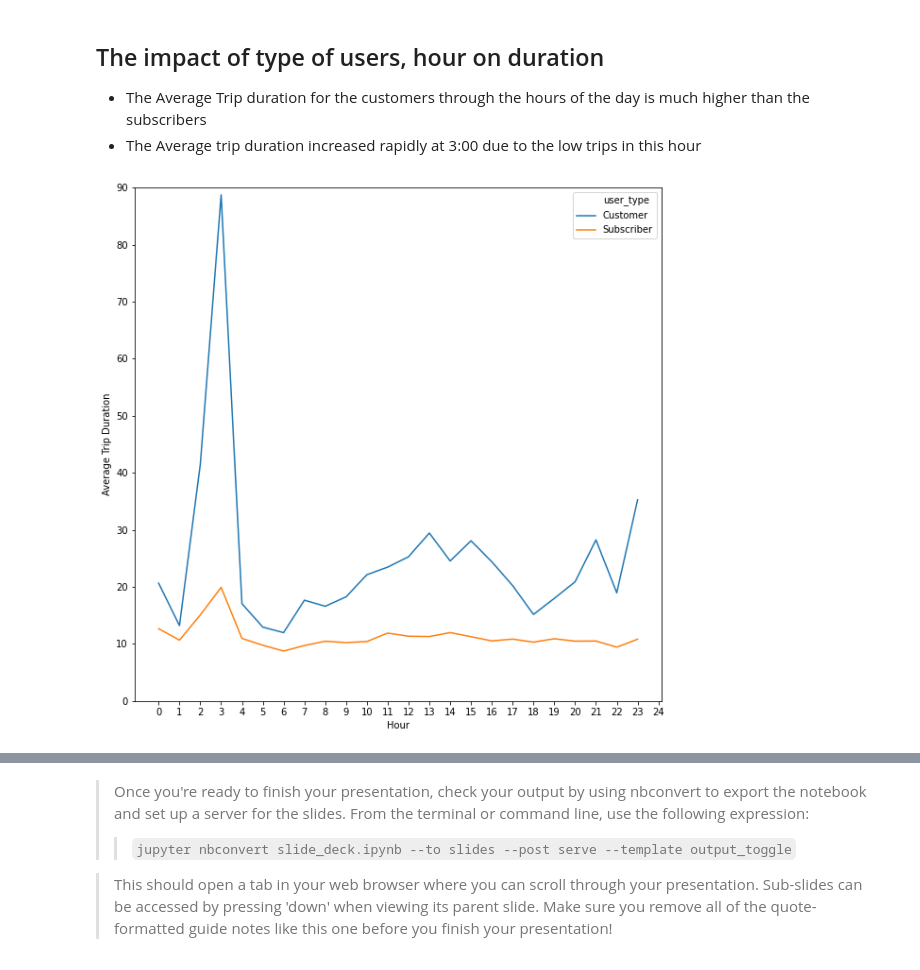
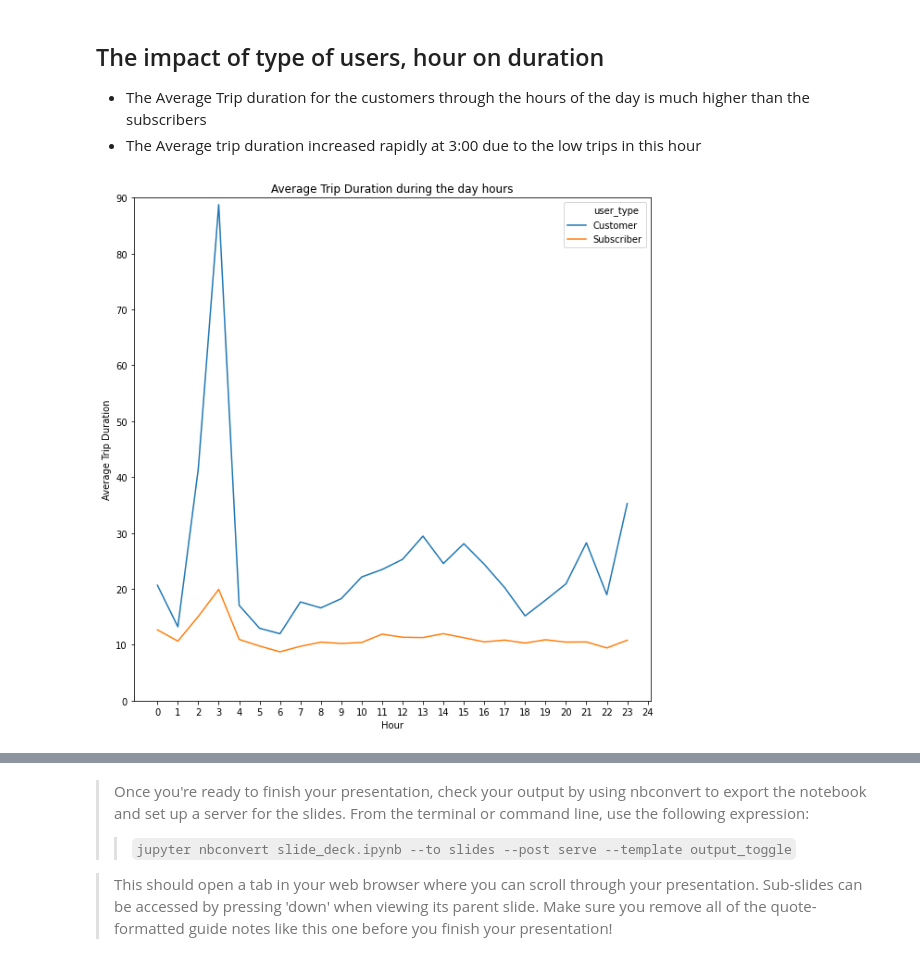
Before and after one commit to Alyessam132/Ford-Go-bike-visualization-project, a Jupyter notebook: slide_deck.ipynb, the cells around one changed output, grey strips where cells are left out. Saved outputs shown, nothing was run; the diff lists cells and outputs as text; code cells hidden in the pictures.

```diff
--- a/slide_deck.ipynb
+++ b/slide_deck.ipynb
@@ -150,15 +151,16 @@ plt.ylabel('Type of Users') ;
 # %%
 plt.figure(figsize = (10,10))
 hour_duration = bike_df.groupby(['Hour', 'user_type'])['duration_min'].mean()
 hour_duration_df = hour_duration.reset_index()
 
 
 sb.lineplot(x = hour_duration_df['Hour'], y = hour_duration_df['duration_min'], hue = hour_duration_df['user_type'] )
 
 
 plt.ylim(0,90)
+plt.title('Average Trip Duration during the day hours')
 plt.xlabel('Hour')
 plt.ylabel('Average Trip Duration') ;
 plt.xticks(range(0,25,1)) ;
 # %% [output]
-[figure, old version]
+[figure, new version]
```
Also changed, not shown: parts of 2 cells of this notebook, 1 other file.
